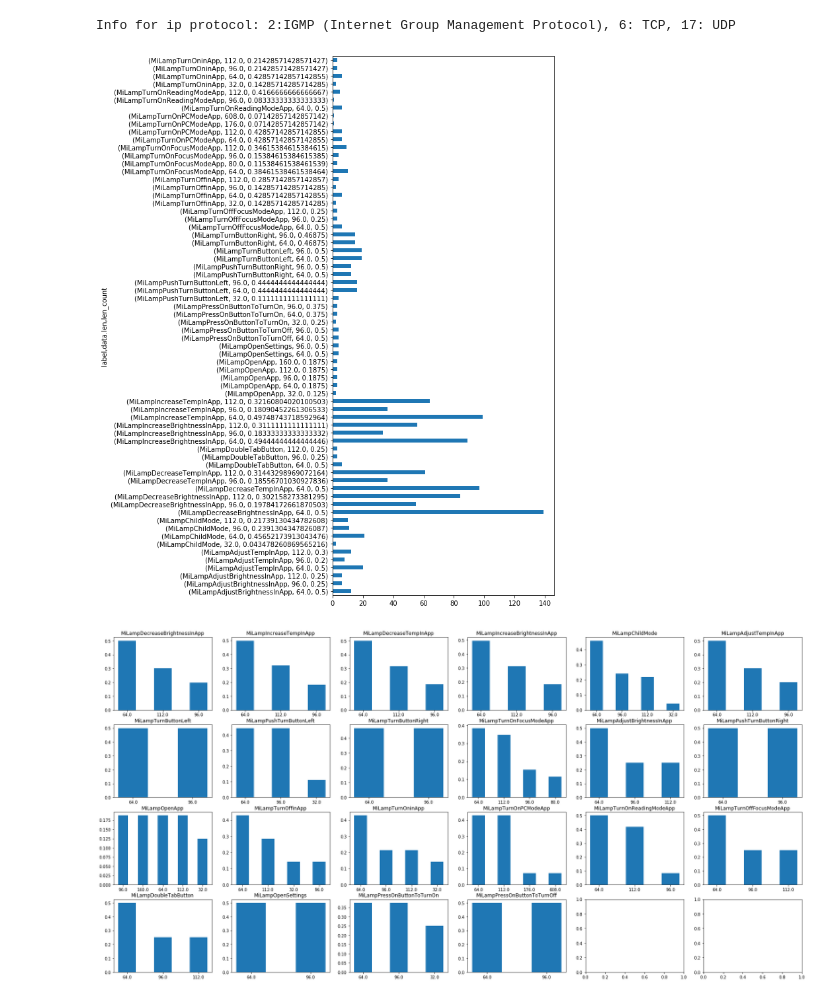
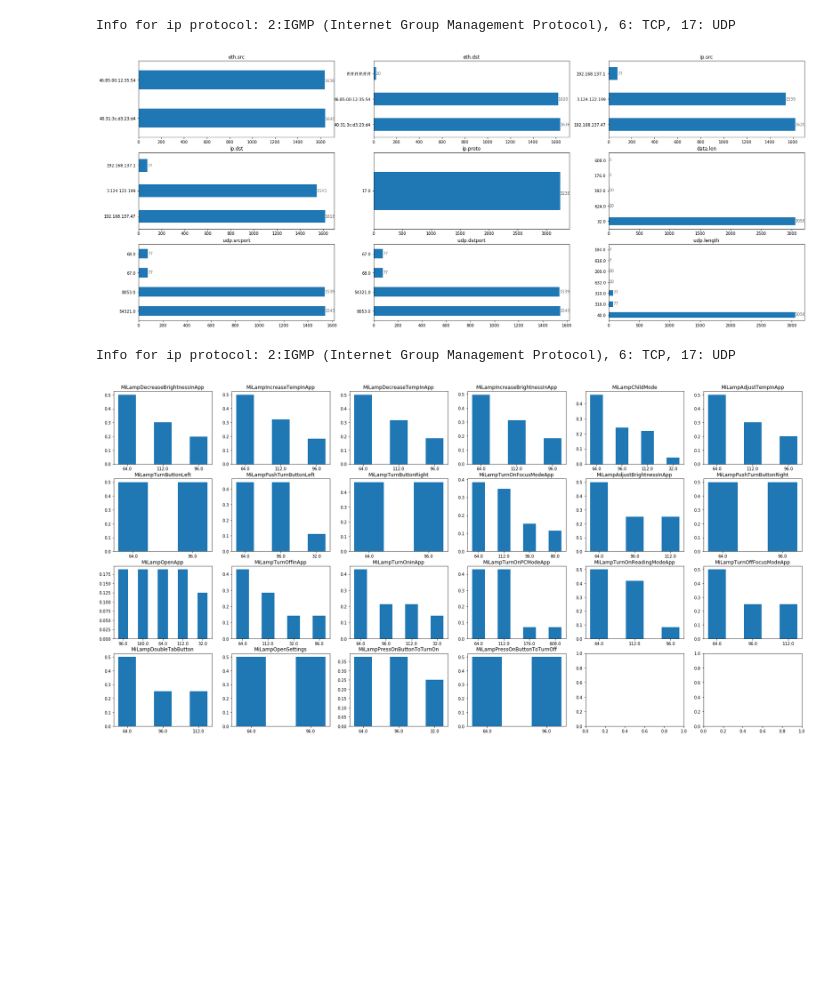
Before and after one commit to francolmenar-UT/Security-Services-for-IoT, a Jupyter notebook: Final-Project/Traffic Analysis.ipynb, the cells around one changed output. Cells and saved outputs as stored; diff of their text form; code cells hidden in the pictures; blank space fills up the shorter version.

Commit message:
added file and function idle "analysis"

```diff
--- a/Final-Project/Traffic Analysis.ipynb
+++ b/Final-Project/Traffic Analysis.ipynb
@@ -25,7 +25,7 @@ filenames_miLamp = [f for f in listdir(path_miLamp) if isfile(join(path_miLamp,
 filenames_smartPlug = [f for f in listdir(path_smartPlug) if isfile(join(path_smartPlug, f))]
 filenames_smartPlug_wifi = [f for f in listdir(path_smartPlug_wifi) if isfile(join(path_smartPlug_wifi, f))]
 
-exclude= ["MiLampStartUp.csv", "MiLampStartUp2.csv"]
+exclude= ["MiLampStartUp.csv", "MiLampStartUp2.csv", "MiLampIdle.csv"]
 # %% [markdown]
 ### Load files and label them accordinngly
 Each csv file in the given directory, except the ones in the "exclude" variable, will be loaded and added to one dataframe.
@@ -157,9 +157,11 @@ def removeBack(df, relevant, mac):
   return result
 # %%
 df_ml = read_and_label(filenames_miLamp, exclude, path_miLamp)
+mi_idle = pd.read_csv(path_miLamp + "MiLampIdle.csv", header=0)
 df_sp = read_and_label(filenames_smartPlug, [], path_smartPlug)
 df_sp_w = read_and_label(filenames_smartPlug_wifi, [], path_smartPlug_wifi)
 recode_time(df_ml)
+recode_time(mi_idle)
 recode_time(df_sp)
 recode_time(df_sp_w)
 # %%
@@ -238,6 +249,7 @@ plugMac = "1c:3b:f3:4d:36:04"
 # %%
 # only keep traffic from and to the IP addresses
 df_sp = removeBack(df_sp,plugIps,plugMac)
+mi_idle = removeBack(mi_idle,lampIps,lampMac)
 df_sp_w = removeBack(df_sp_w,plugIps,plugMac)
 df_ml = removeBack(df_ml,lampIps,lampMac)
 # %% [output]
@@ -265,6 +279,13 @@ plot_stuff(df_ml.dropna(axis=1, how='all'),no_interest,3,3)
 # %% [output]
 [figure]
 Info for ip protocol: 2:IGMP (Internet Group Management Protocol), 6: TCP, 17: UDP
+# %%
+#plot idle milamp
+mi_idle["label"]="idle"
+plot_stuff(mi_idle.dropna(axis=1, how='all'),no_interest,3,3)
+# %% [output]
+[figure, added]
+Info for ip protocol: 2:IGMP (Internet Group Management Protocol), 6: TCP, 17: UDP
 # %%
 lendata = df_ml["udp.length"].groupby(df_ml["label"]).value_counts()#.plot(kind="barh", figsize=(5,12)
 # %%
@@ -290,9 +321,7 @@ for label in available_labels:
 # %%
 #plot variant 1
-df_ml["len_count"].groupby([df_ml["label"], df_ml["data.len"]]).value_counts().plot(kind="barh", figsize=(6,15))
-plt.show()
+#df_ml["len_count"].groupby([df_ml["label"], df_ml["data.len"]]).value_counts().plot(kind="barh", figsize=(6,15))
+#plt.show()
-# %% [output]
-[figure, removed]
 # %%
 #plot variant 2
 plot_len_occ(df_ml,"udp")
```
Also changed, not shown: parts of 8 cells of this notebook, 1 other file.
